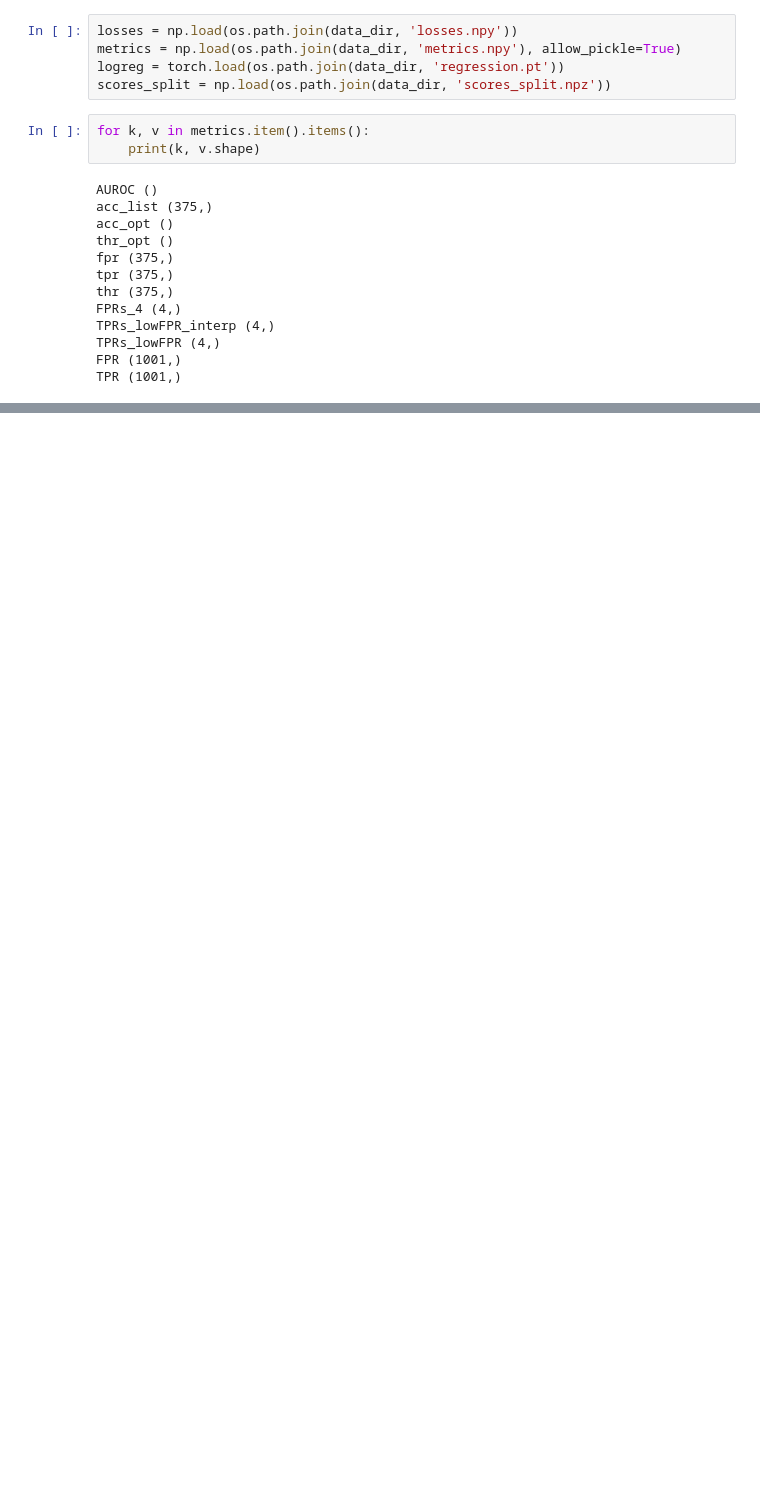
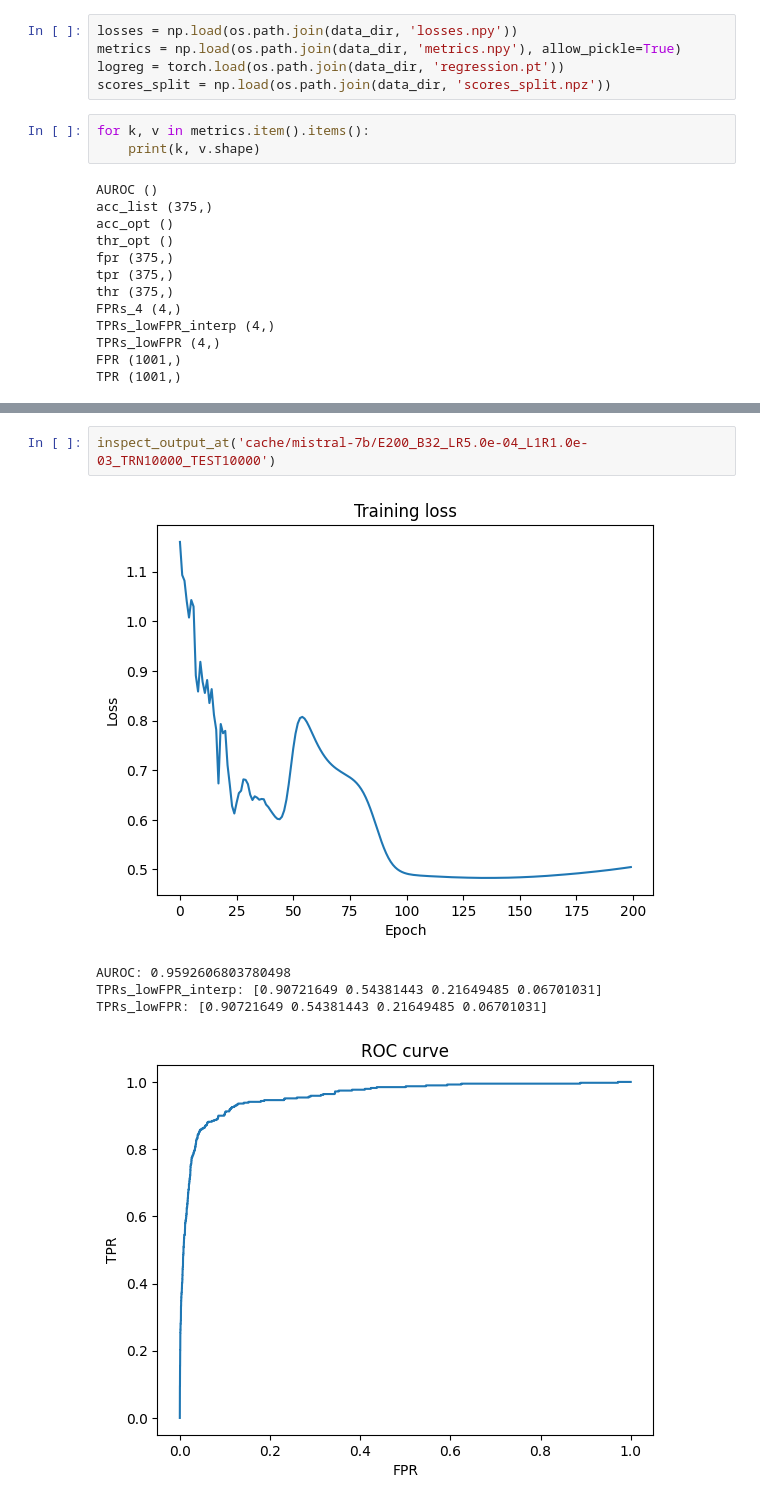
Before and after one commit to WhoTHU/detection_logits, a Jupyter notebook: visualizer.ipynb, the cells around one changed output, grey strips where cells are left out. Cells and saved outputs as stored; diff of their text form; blank space fills up the shorter version.

```diff
--- a/visualizer.ipynb
+++ b/visualizer.ipynb
@@ -85,0 +104,8 @@ plt.show()
+# %%
+inspect_output_at('cache/mistral-7b/E200_B32_LR5.0e-04_L1R1.0e-03_TRN10000_TEST10000')
+# %% [output]
+[figure, added]
+AUROC: 0.9592606803780498
+TPRs_lowFPR_interp: [0.90721649 0.54381443 0.21649485 0.06701031]
+TPRs_lowFPR: [0.90721649 0.54381443 0.21649485 0.06701031]
+[figure, added]
```
Also changed, not shown: parts of 7 cells of this notebook, 2 other files.
